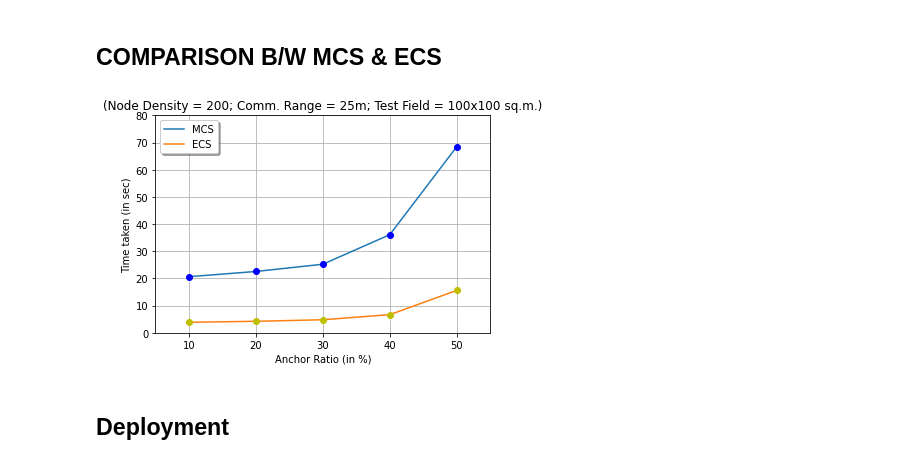
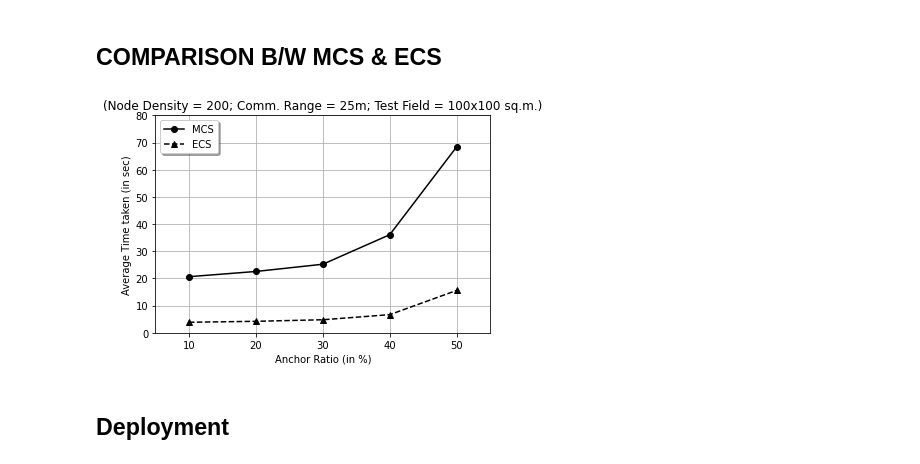
Before and after one commit to vkotiyal/thesis-ecs-codes, a Jupyter notebook: ecs-plots.ipynb, the cells around one changed output. Saved outputs shown, nothing was run; the diff lists cells and outputs as text; code cells hidden in the pictures.

```diff
--- a/ecs-plots.ipynb
+++ b/ecs-plots.ipynb
@@ -231,26 +223,24 @@ plt.show()
 # %%
 # Time Taken (To localize one node)
 
 anc_density = [10, 20, 30, 40, 50]
 n_time_mcs = [20.63992748, 22.56260086, 25.22600858, 36.0998322, 68.453367]
 n_time_ecs = [3.87444, 4.22919, 4.80019, 6.67904, 15.60797]
 
 plt.xlabel("Anchor Ratio (in %)")
-plt.ylabel("Time taken (in sec)")
+plt.ylabel("Average Time taken (in sec)")
 plt.title("(Node Density = 200; Comm. Range = 25m; Test Field = 100x100 sq.m.)")
 
-plt.plot(anc_density, n_time_mcs, label="MCS")
-plt.plot(anc_density, n_time_mcs, 'bo')
-plt.plot(anc_density, n_time_ecs, label="ECS")
-plt.plot(anc_density, n_time_ecs, 'yo')
+plt.plot(anc_density, n_time_mcs, '-ko', label="MCS")
+plt.plot(anc_density, n_time_ecs, '--k^', label="ECS")
 
 plt.legend(shadow='true')
 plt.axis([5,55,0,80])
 plt.grid()
-plt.savefig('mcs-ecs-compare.png', dpi=300, bbox_inches='tight')
+plt.savefig('mcs-ecs-compare.pdf', dpi=300, bbox_inches='tight')
 plt.show()
 # %% [output]
-[figure, old version]
+[figure, new version]
 # %% [markdown]
 ## Deployment
 # %%
```
Also changed, not shown: parts of 3 cells of this notebook, 2 other files.
